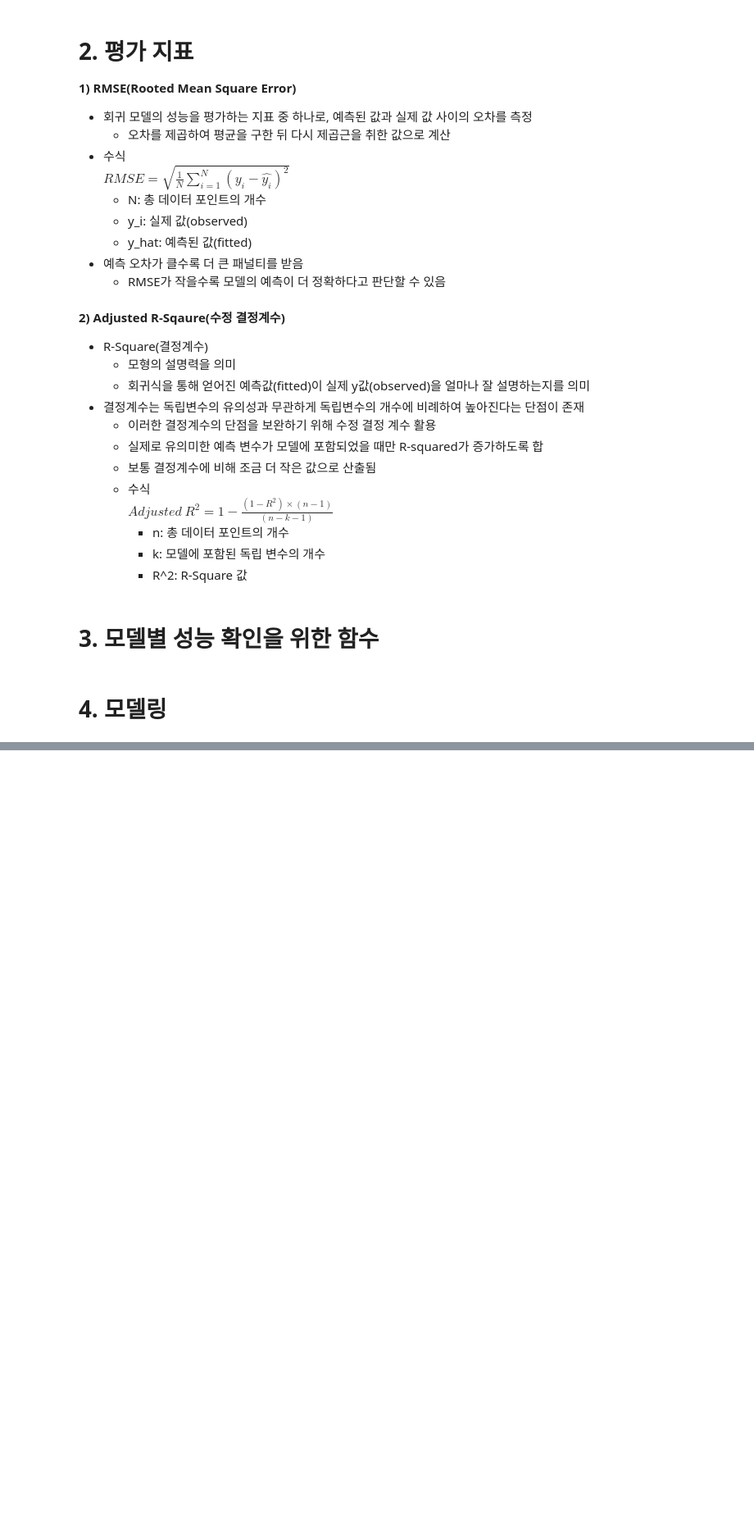
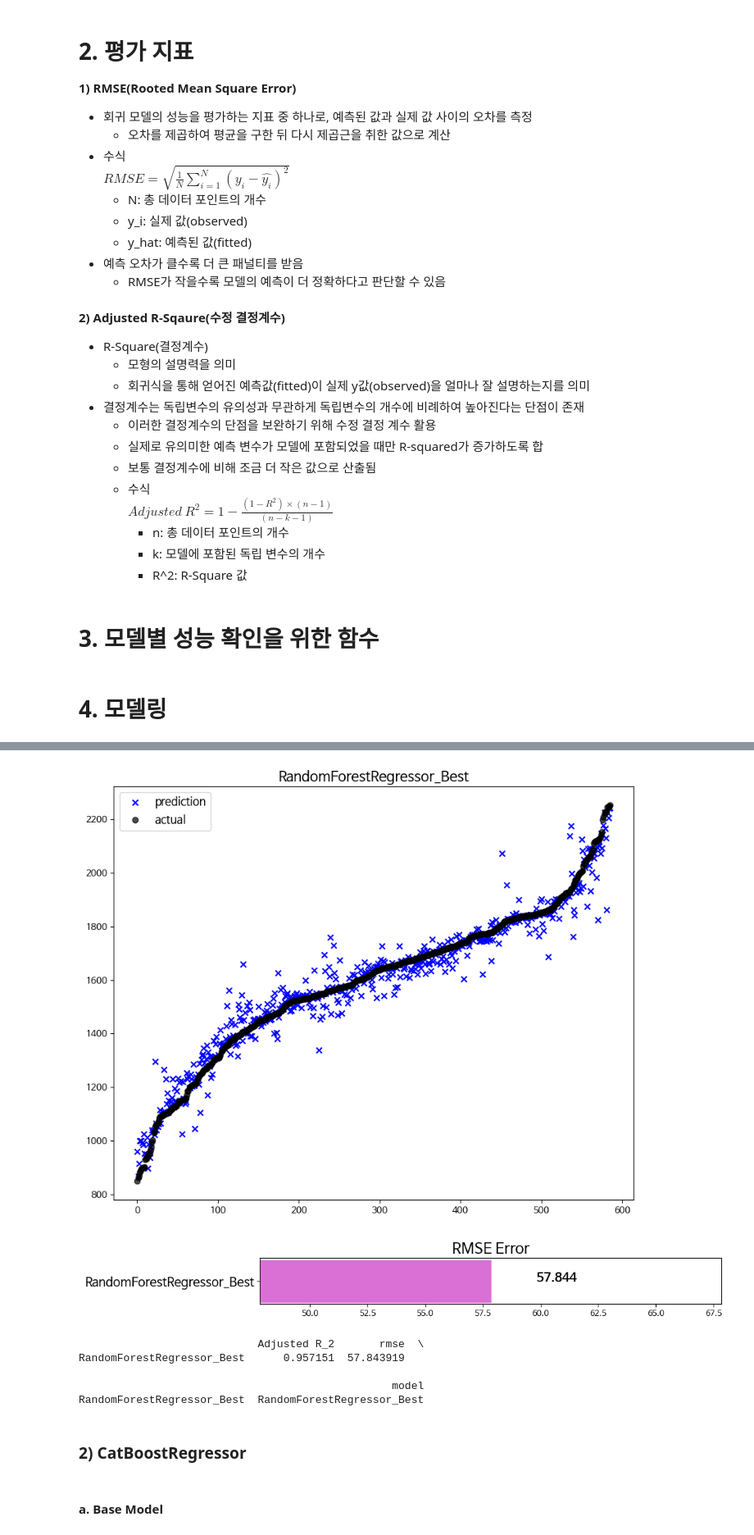
Before and after one commit to chasubeen/KSDC_DB, a Jupyter notebook: Modeling.ipynb, the cells around one changed output, grey strips where cells are left out. Shown at 82% size. Cells and saved outputs as stored; diff of their text form; code cells hidden in the pictures; blank space fills up the shorter version.

```diff
--- a/Modeling.ipynb
+++ b/Modeling.ipynb
@@ -622,0 +318,33 @@ df4  1.045500e+08      0.955745
+# %%
+### 모델 성능 비교
+# 각 데이터에 대해 최적 파라미터로 튜닝된 모델로 학습 및 평가
+
+my_predictions = {}  # 결과를 저장할 딕셔너리
+
+# feature, target 분리
+X_train = group2_tr.drop(['reserve_qy', 'reserve_rt', 'tot_qy', 'valid_qy', 'unused_qy', 'maximum_use_qy'], axis=1)
+y_train = group2_tr['reserve_qy']
+
+X_test = group2_te.drop(['reserve_qy', 'reserve_rt', 'tot_qy', 'valid_qy', 'unused_qy', 'maximum_use_qy'], axis=1)
+y_test = group2_te['reserve_qy']
+
+# 모델 학습
+rf_best_model2.fit(X_train, y_train)
+
+# 모델 예측
+rf_pred2 = rf_best_model2.predict(X_test)
+
+# 모델 평가 및 시각화
+model_eval('RandomForestRegressor_Best', rf_pred2, y_test)
+# %% [output]
+[figure, added]
+[figure, added]
+                            Adjusted R_2       rmse  \
+RandomForestRegressor_Best      0.957151  57.843919
+
+                                                 model
+RandomForestRegressor_Best  RandomForestRegressor_Best
+# %% [markdown]
+### **2) CatBoostRegressor**
+# %% [markdown]
+#### **a. Base Model**
```
Also changed, not shown: parts of 141 cells of this notebook.
